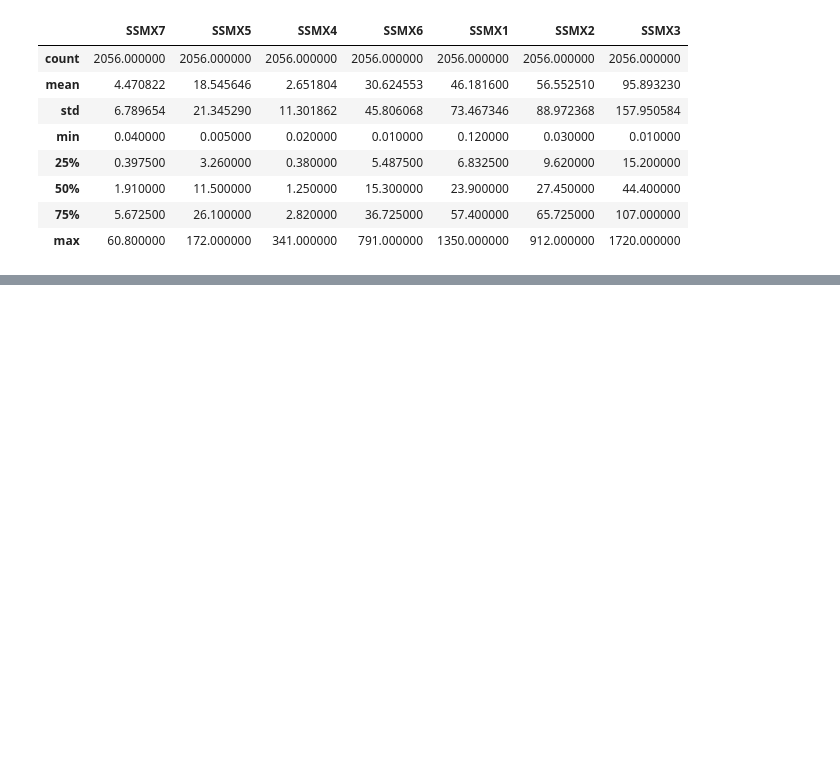
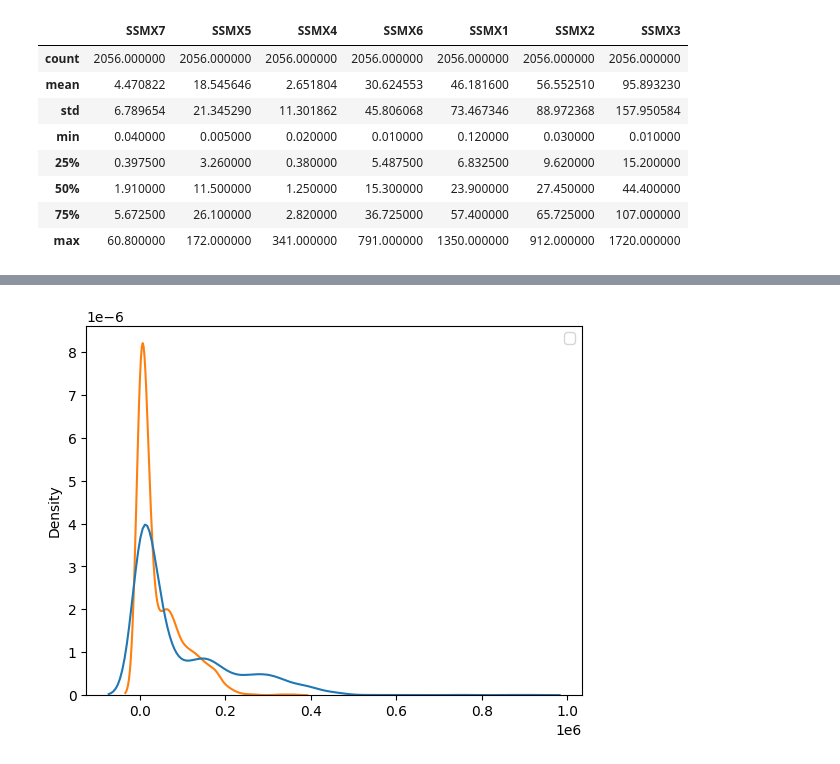
Before and after one commit to yxqin06/DS3021_Project_1, a Jupyter notebook: WranglingEDA.ipynb, the cells around one changed output, grey strips where cells are left out. Cells and saved outputs as stored; diff of their text form; code cells hidden in the pictures; blank space fills up the shorter version.

Commit message:
updated nat eda + question 2

```diff
--- a/WranglingEDA.ipynb
+++ b/WranglingEDA.ipynb
@@ -108,0 +110,5 @@ df[['SSMX7', 'SSMX5', 'SSMX4', 'SSMX6', 'SSMX1', 'SSMX2', 'SSMX3']].describe()
+# %%
+# Part 2 Question 2
+
+dfWork = pd.read_csv('working_df.csv', index_col=False) # Load mortality file
+dfWork.columns
@@ -108,0 +145,6 @@ df[['SSMX7', 'SSMX5', 'SSMX4', 'SSMX6', 'SSMX1', 'SSMX2', 'SSMX3']].describe()
+# %%
+sns.kdeplot(data=dfWork[['WTSSCAF2','WTSSCAF4']])
+plt.legend()
+plt.show()
+# %% [output]
+[figure, added]
```
Also changed, not shown: parts of 12 cells of this notebook.
